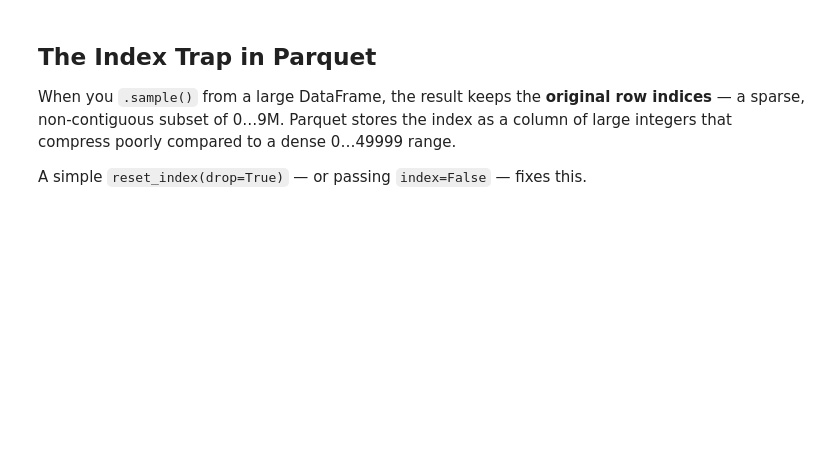
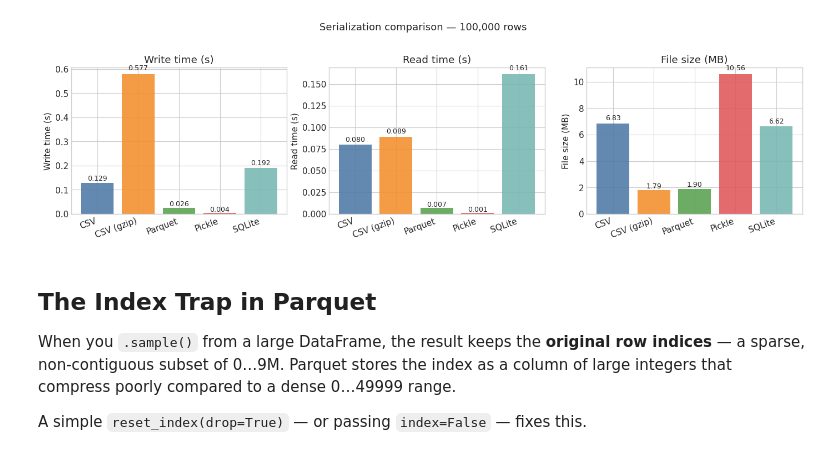
Before and after one commit to endremborza/prog2-2026-scribbles, a Jupyter notebook: serialization-comparison.ipynb, the cells around one changed output. Drawn from its saved outputs; the diff is of its cells as text; code cells hidden in the pictures; blank space fills up the shorter version.

```diff
--- a/serialization-comparison.ipynb
+++ b/serialization-comparison.ipynb
@@ -149,12 +140,14 @@ Each format is written and read **3 times**; we report the mean.
 # %%
 with tempfile.TemporaryDirectory() as tmpdir_str:
     tmp = Path(tmpdir_str)
-    results = pd.DataFrame([
-        benchmark_csv(details_sample, tmp),
-        benchmark_csv_gz(details_sample, tmp),
-        benchmark_parquet(details_sample, tmp),
-        benchmark_pickle(details_sample, tmp),
-        benchmark_sqlite(details_sample, tmp),
-    ]).set_index('format')
+    results = pd.DataFrame(
+        [
+            benchmark_csv(details_sample, tmp),
+            benchmark_csv_gz(details_sample, tmp),
+            benchmark_parquet(details_sample, tmp),
+            benchmark_pickle(details_sample, tmp),
+            benchmark_sqlite(details_sample, tmp),
+        ]
+    ).set_index("format")
 
 results
@@ -172,29 +182,38 @@ results
 # %%
 fig, axes = plt.subplots(1, 3, figsize=(14, 4))
-palette = ['#4e79a7', '#f28e2b', '#59a14f', '#e15759', '#76b7b2']
+palette = ["#4e79a7", "#f28e2b", "#59a14f", "#e15759", "#76b7b2"]
 
 for ax, (col, label, color_key) in zip(
     axes,
-    [('write_s', 'Write time (s)', 0), ('read_s', 'Read time (s)', 1), ('size_mb', 'File size (MB)', 2)],
+    [
+        ("write_s", "Write time (s)", 0),
+        ("read_s", "Read time (s)", 1),
+        ("size_mb", "File size (MB)", 2),
+    ],
 ):
     ax.bar(results.index, results[col], color=palette, alpha=0.88)
     ax.set_ylabel(label)
     ax.set_title(label)
-    ax.set_xticklabels(results.index, rotation=20, ha='right')
+    ax.set_xticklabels(results.index, rotation=20, ha="right")
     for bar, val in zip(ax.patches, results[col]):
         ax.text(
             bar.get_x() + bar.get_width() / 2,
             bar.get_height() * 1.02,
-            f'{val:.3f}' if col != 'size_mb' else f'{val:.2f}',
-            ha='center', va='bottom', fontsize=9,
+            f"{val:.3f}" if col != "size_mb" else f"{val:.2f}",
+            ha="center",
+            va="bottom",
+            fontsize=9,
         )
 
 plt.suptitle(
-    f'Serialization comparison \u2014 {SAMPLE_SIZE_DETAILS:,} rows',
-    y=1.02, fontsize=13,
+    f"Serialization comparison \u2014 {SAMPLE_SIZE_DETAILS:,} rows",
+    y=1.02,
+    fontsize=13,
 )
 plt.tight_layout()
 plt.show()
+# %% [output]
+[figure, added]
 # %% [markdown]
 ## The Index Trap in Parquet
 
```
Also changed, not shown: parts of 14 cells of this notebook.
